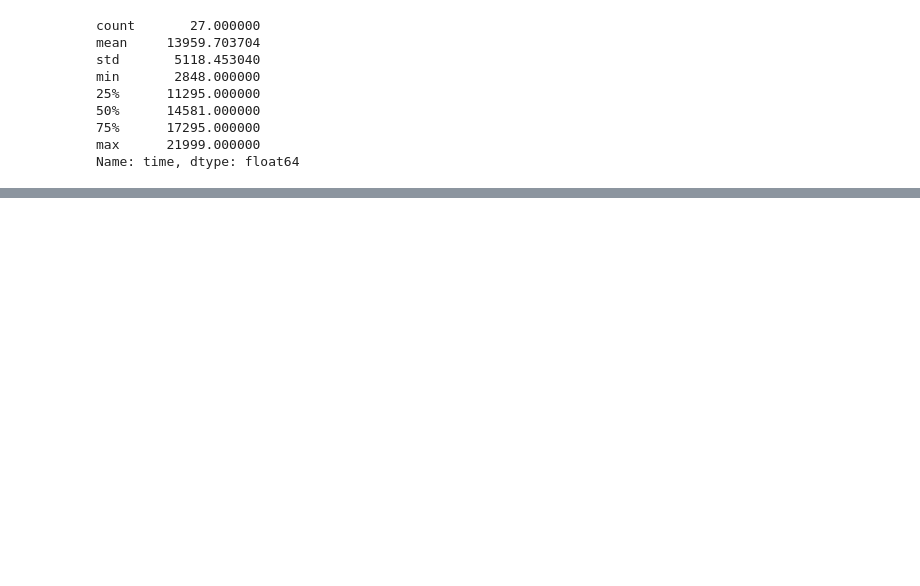
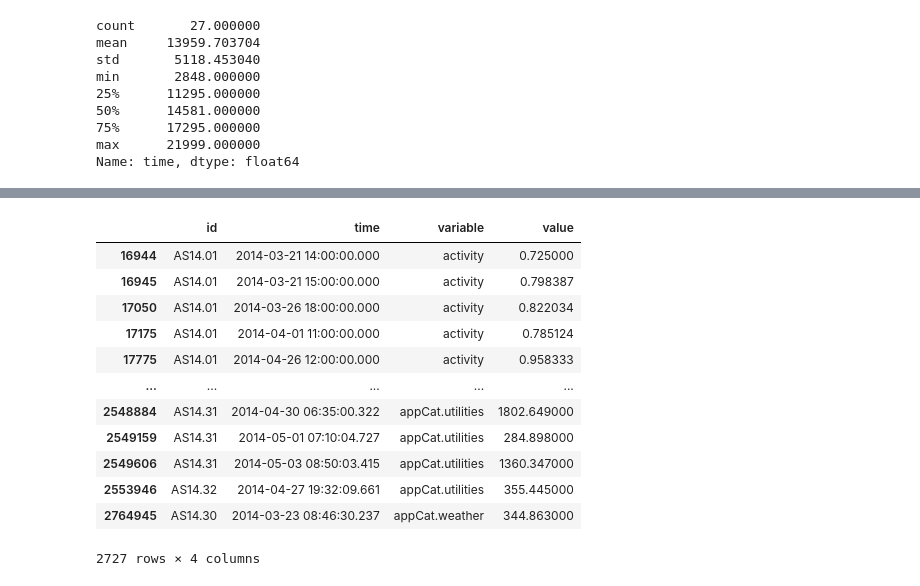
Before and after one commit to ChackMociute/Data-Mining-Techniques, a Jupyter notebook: Ass1.ipynb, the cells around one changed output, grey strips where cells are left out. Saved outputs shown, nothing was run; the diff lists cells and outputs as text; code cells hidden in the pictures; blank space fills up the shorter version.

```diff
--- a/Ass1.ipynb
+++ b/Ass1.ipynb
@@ -51,0 +102,16 @@ df[df.value >= 0].plot(x='time', y='value', kind='scatter')
+# %%
+df[df.groupby('variable', sort=False).apply(lambda x: x.value.abs() > x.value.mean() + 3 * x.value.std()).values]#.variable.unique()
+# %% [output]
+|  | id | time | variable | value |
+| 16944 | AS14.01 | 2014-03-21 14:00:00.000 | activity | 0.725000 |
+| 16945 | AS14.01 | 2014-03-21 15:00:00.000 | activity | 0.798387 |
+| 17050 | AS14.01 | 2014-03-26 18:00:00.000 | activity | 0.822034 |
+| 17175 | AS14.01 | 2014-04-01 11:00:00.000 | activity | 0.785124 |
+| 17775 | AS14.01 | 2014-04-26 12:00:00.000 | activity | 0.958333 |
+| ... | ... | ... | ... | ... |
+| 2548884 | AS14.31 | 2014-04-30 06:35:00.322 | appCat.utilities | 1802.649000 |
+| 2549159 | AS14.31 | 2014-05-01 07:10:04.727 | appCat.utilities | 284.898000 |
+| 2549606 | AS14.31 | 2014-05-03 08:50:03.415 | appCat.utilities | 1360.347000 |
+| 2553946 | AS14.32 | 2014-04-27 19:32:09.661 | appCat.utilities | 355.445000 |
+| 2764945 | AS14.30 | 2014-03-23 08:46:30.237 | appCat.weather | 344.863000 |
+2727 rows × 4 columns
```
Also changed, not shown: parts of 12 cells of this notebook.
